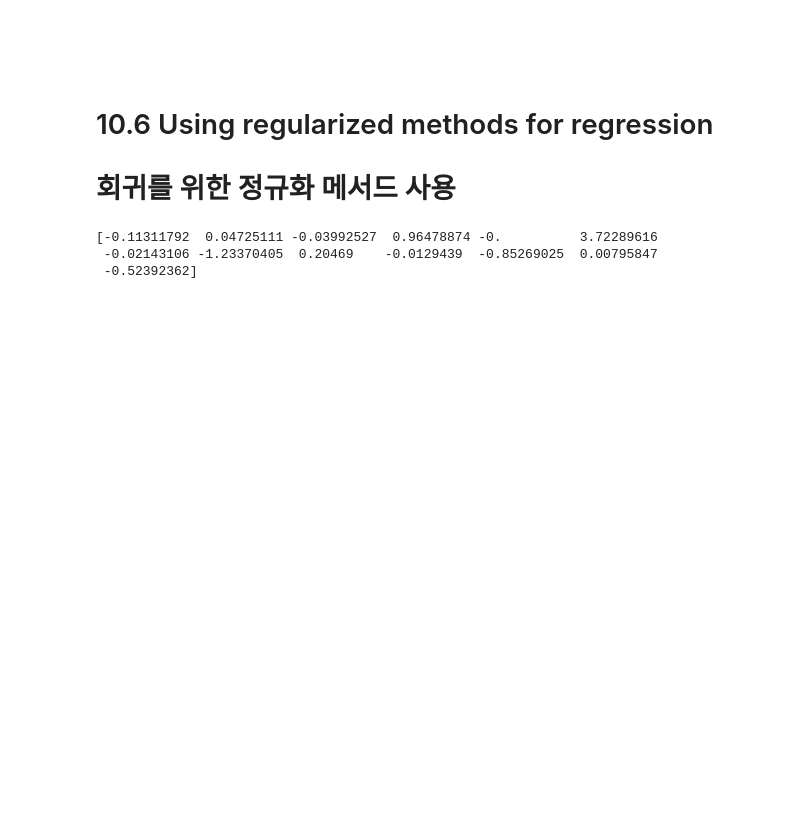
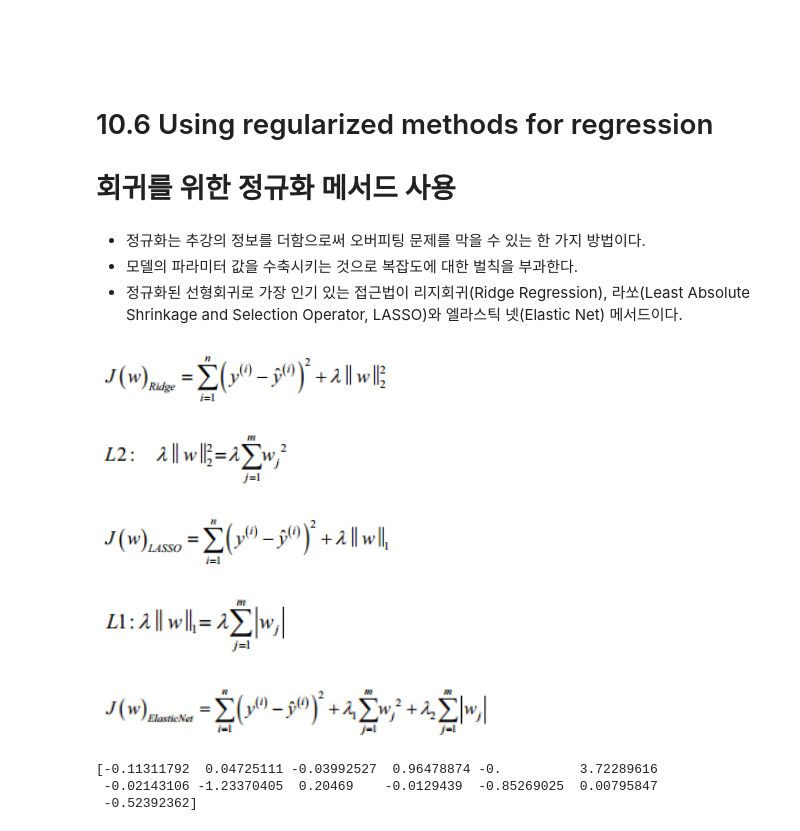
Before and after one commit to rnder/python-machine-learning-book, a Jupyter notebook: code/ch10/ch10-kor.ipynb, the cells around one changed output. Saved outputs shown, nothing was run; the diff lists cells and outputs as text; code cells hidden in the pictures; blank space fills up the shorter version.

```diff
--- a/code/ch10/ch10-kor.ipynb
+++ b/code/ch10/ch10-kor.ipynb
@@ -475,6 +542,30 @@ R^2 train: 0.765, test: 0.673
 # %% [markdown]
 # 10.6 Using regularized methods for regression
 # 회귀를 위한 정규화 메서드 사용
+# %% [markdown]
+- 정규화는 추강의 정보를 더함으로써 오버피팅 문제를 막을 수 있는 한 가지 방법이다.
+- 모델의 파라미터 값을 수축시키는 것으로 복잡도에 대한 벌칙을 부과한다.
+- 정규화된 선형회귀로 가장 인기 있는 접근법이 리지회귀(Ridge Regression), 라쏘(Least Absolute Shrinkage and Selection Operator, LASSO)와 엘라스틱 넷(Elastic Net) 메서드이다.
+# %%
+Image(filename='./images/10_25.png', width=300)
+# %% [output]
+[figure, added]
+# %%
+Image(filename='./images/10_26.png', width=200)
+# %% [output]
+[figure, added]
+# %%
+Image(filename='./images/10_27.png', width=300)
+# %% [output]
+[figure, added]
+# %%
+Image(filename='./images/10_28.png', width=200)
+# %% [output]
+[figure, added]
+# %%
+Image(filename='./images/10_29.png', width=400)
+# %% [output]
+[figure, added]
 # %%
 from sklearn.linear_model import Lasso
 
```
Also changed, not shown: parts of 16 cells of this notebook, 8 other files.
